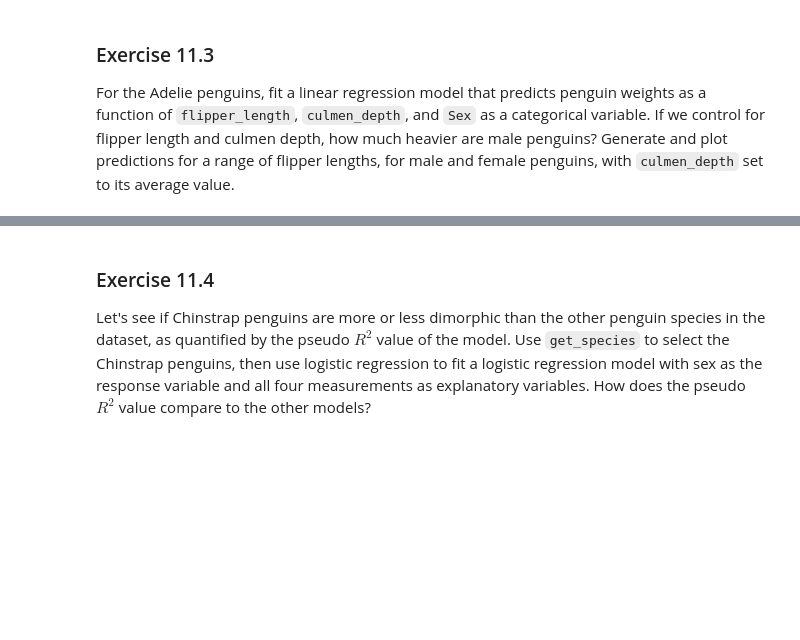
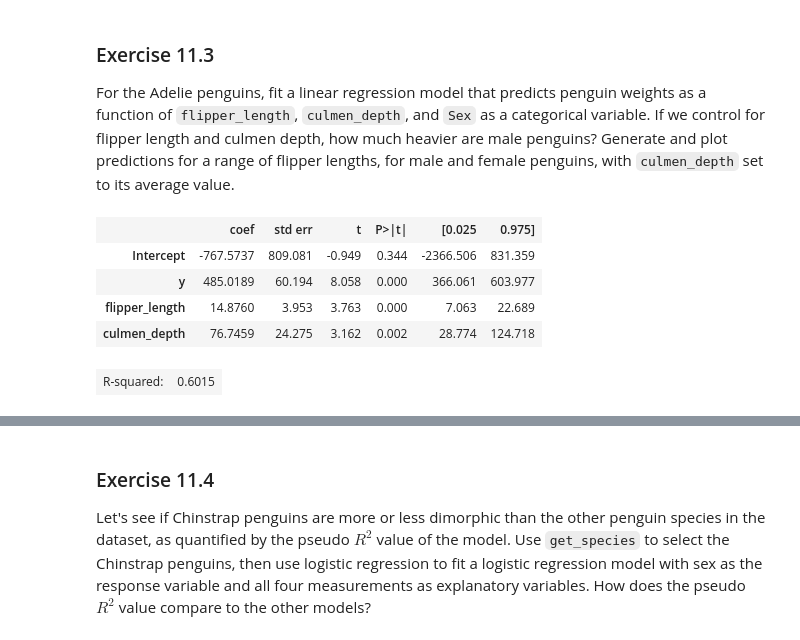
Before and after one commit to gi1no/Education, a Jupyter notebook: ThinkStats/chap11.ipynb, the cells around one changed output, grey strips where cells are left out. Cells and saved outputs as stored; diff of their text form; code cells hidden in the pictures; blank space fills up the shorter version.

```diff
--- a/ThinkStats/chap11.ipynb
+++ b/ThinkStats/chap11.ipynb
@@ -798,0 +790,15 @@ Generate and plot predictions for a range of flipper lengths, for male and femal
+# %%
+# Solution goes here
+adelie["y"] = (adelie["Sex"] == "MALE").astype(int)
+adelie["y"].value_counts()
+
+formula = "mass ~ y + flipper_length + culmen_depth"
+result_s = smf.ols(formula, data=adelie).fit()
+display_summary(result_s)
+# %% [output]
+|  | coef | std err | t | P>|t| | [0.025 | 0.975] |
+| Intercept | -767.5737 | 809.081 | -0.949 | 0.344 | -2366.506 | 831.359 |
+| y | 485.0189 | 60.194 | 8.058 | 0.000 | 366.061 | 603.977 |
+| flipper_length | 14.8760 | 3.953 | 3.763 | 0.000 | 7.063 | 22.689 |
+| culmen_depth | 76.7459 | 24.275 | 3.162 | 0.002 | 28.774 | 124.718 |
+| R-squared: | 0.6015 |
```
Also changed, not shown: parts of 20 cells of this notebook.
